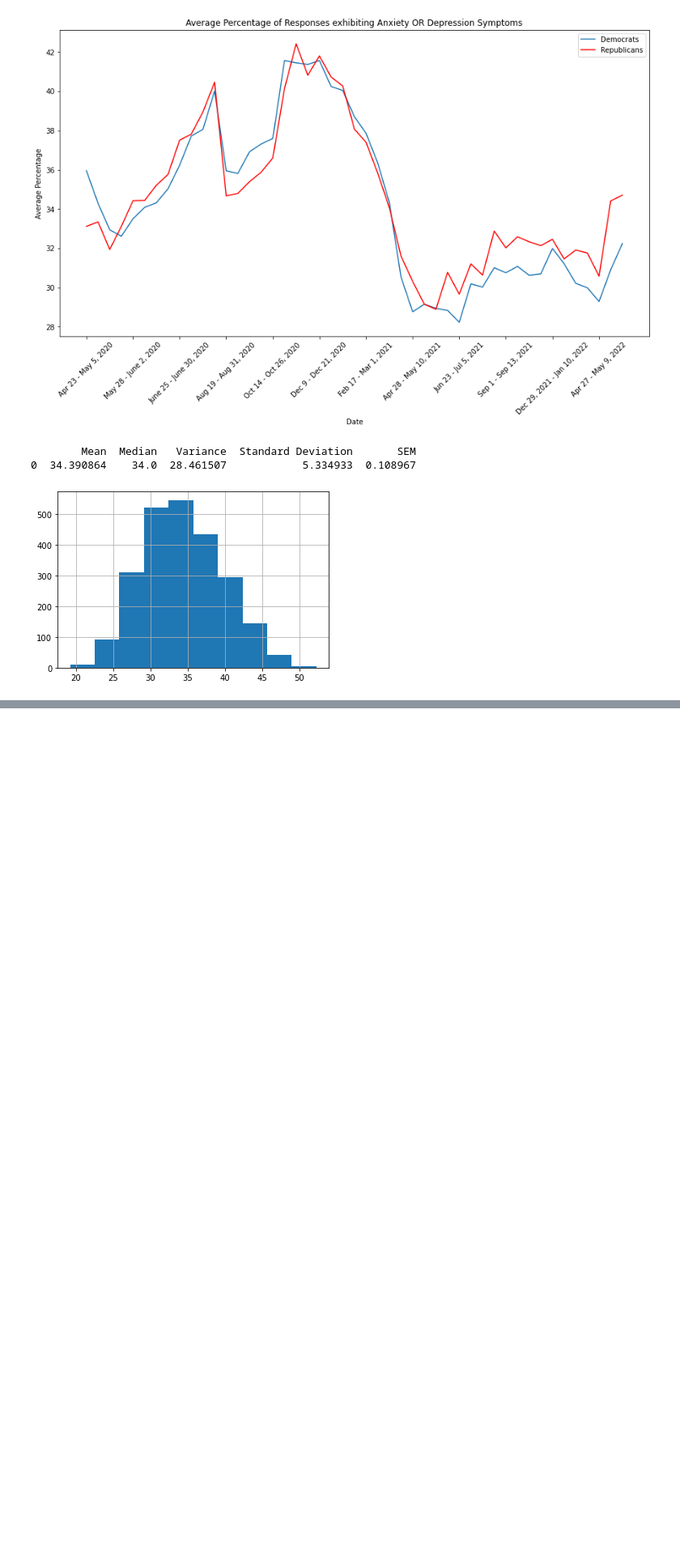
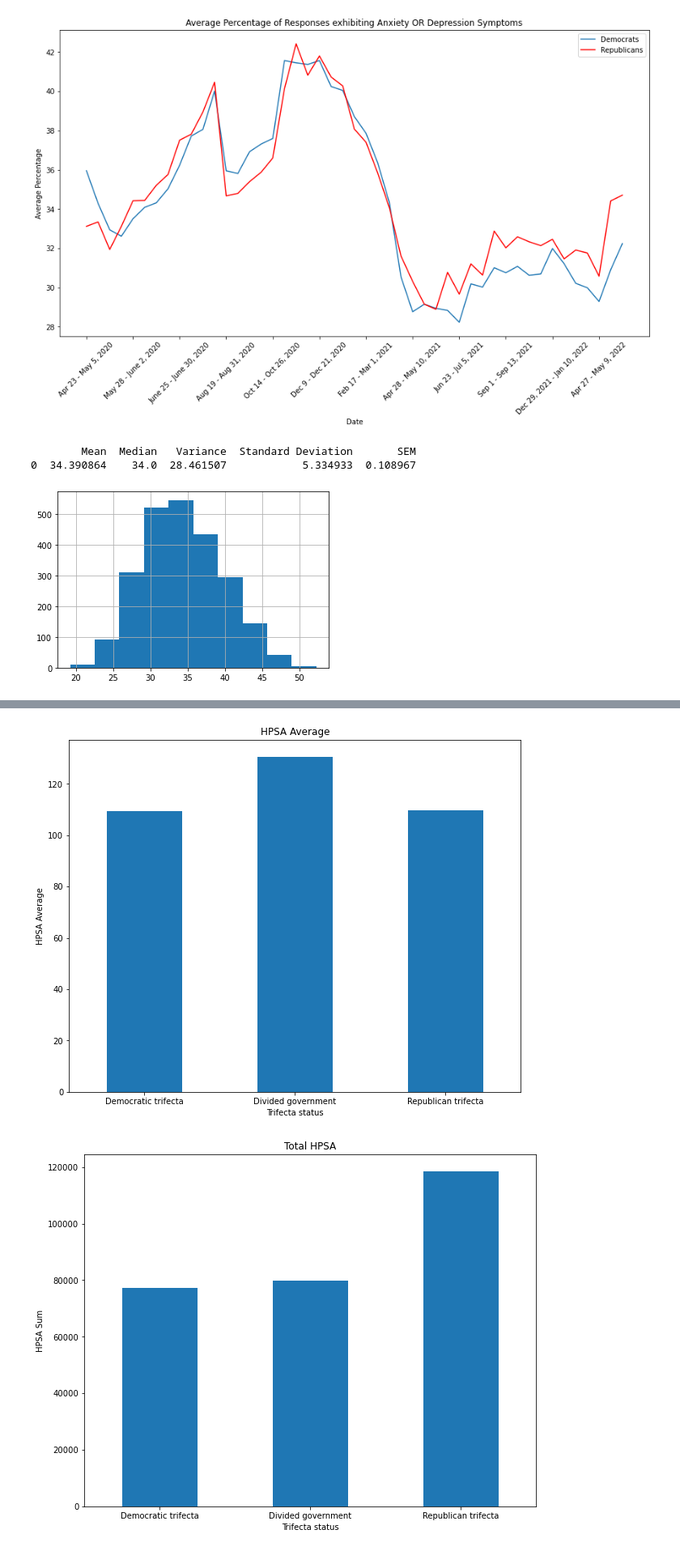
Before and after one commit to nitchon/covid_mental_health, a Jupyter notebook: Mental Health in America.ipynb, the cells around one changed output, grey strips where cells are left out. Shown at 81% size. Saved outputs shown, nothing was run; the diff lists cells and outputs as text; code cells hidden in the pictures; blank space fills up the shorter version.

```diff
--- a/Mental Health in America.ipynb
+++ b/Mental Health in America.ipynb
@@ -416,0 +365,25 @@ The number of outliers is 4.
+# %%
+hpsa_st_gov_mean = state_dataset.groupby("Trifecta status").mean()["Total Mental Health Care HPSA Designations"]
+hpsa_st_gov_max = state_dataset.groupby("Trifecta status").max()["Total Mental Health Care HPSA Designations"]
+hpsa_st_gov_min = state_dataset.groupby("Trifecta status").min()["Total Mental Health Care HPSA Designations"]
+percentneed_st_gov_mean = (state_dataset.groupby("Trifecta status").mean()["Percent of Need Met"])*100
+percentneed__st_gov_max = (state_dataset.groupby("Trifecta status").max()["Percent of Need Met"])*100
+percentneed__gov_min = (state_dataset.groupby("Trifecta status").min()["Percent of Need Met"])*100
+hpsa_st_gov_count = state_dataset.groupby("Trifecta status").sum()["Total Mental Health Care HPSA Designations"]
+value_st_gov_max =state_dataset.groupby("Trifecta status").max()["Value"]
+value_st_gov_min=state_dataset.groupby("Trifecta status").min()["Value"]
+value_st_gov_mean=state_dataset.groupby("Trifecta status").mean()["Value"]
+summary_gov = pd.DataFrame({"HPSA Average":hpsa_st_gov_mean,
+                           "HPSA Max":hpsa_st_gov_max,
+                           "HPSA Min":hpsa_st_gov_min,
+                           "HPSA Sum":hpsa_st_gov_count,
+                            "% Need Met Average":percentneed_st_gov_mean,
+                           "% Need Met Max":percentneed__st_gov_max,
+                           "% Need Met Min":percentneed__gov_min})
+
+summary_gov.plot(kind="bar",y="HPSA Average",ylabel="HPSA Average",figsize=(10,8),rot=360,legend=False,title="HPSA Average")
+summary_gov.plot(kind="bar",y="HPSA Sum",ylabel="HPSA Sum",figsize=(10,8),rot=360,legend=False,title="Total HPSA")
+plt.show()
+# %% [output]
+[figure, added]
+[figure, added]
```
Also changed, not shown: parts of 13 cells of this notebook.
